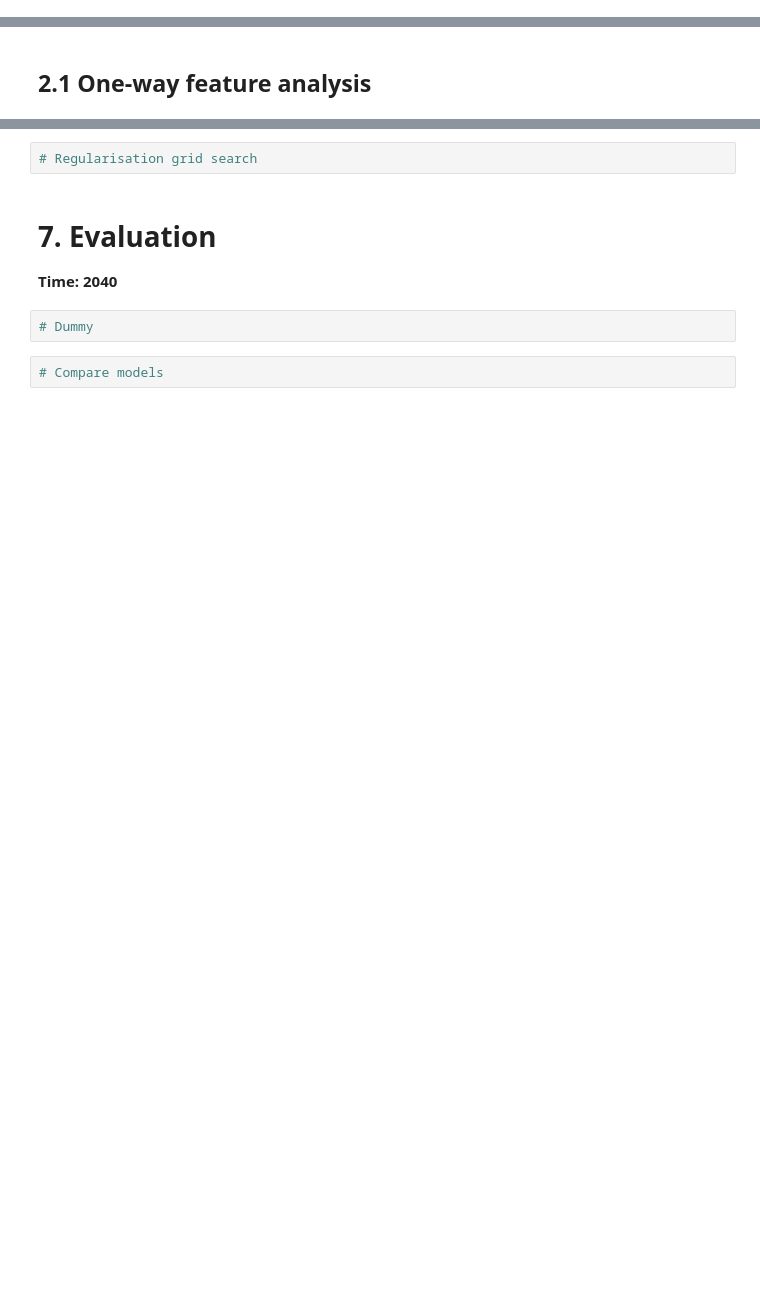
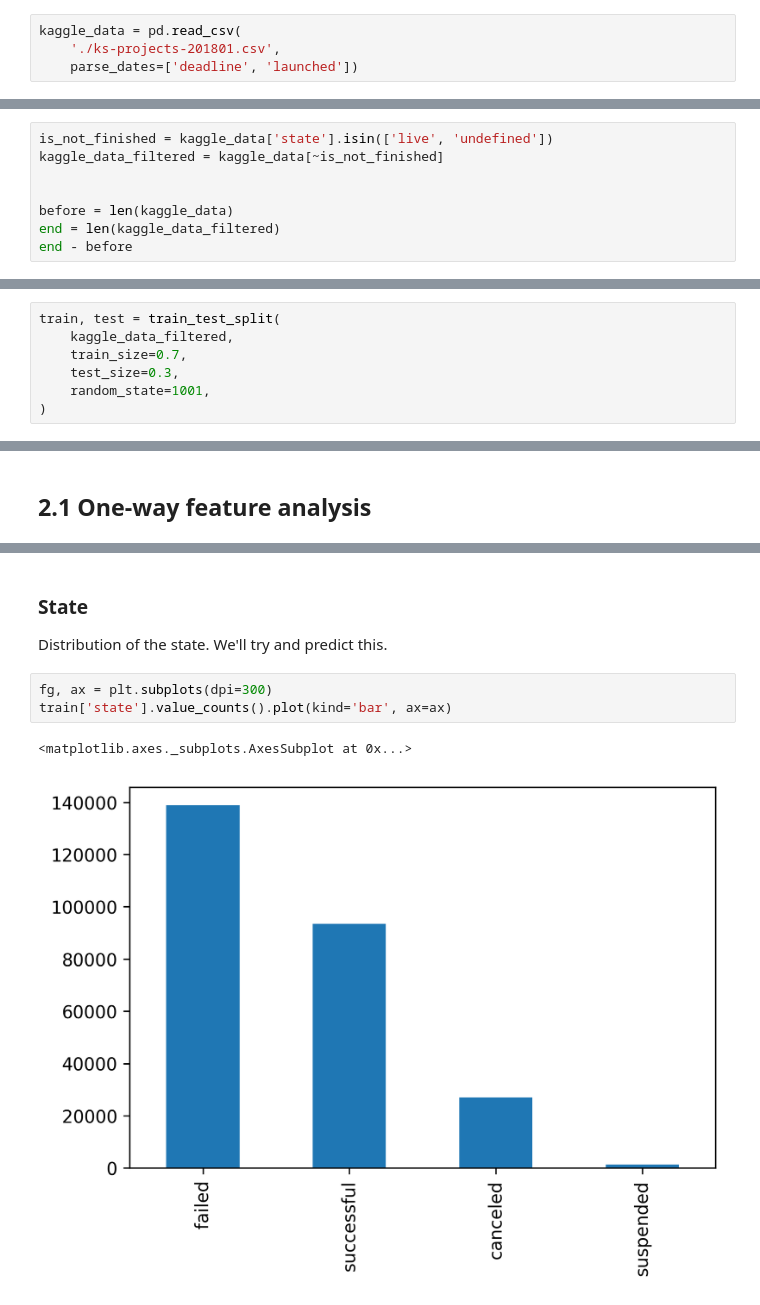
Before and after one commit to ShelyBhogal/data-science, a Jupyter notebook: 13-workshop1-classification/workshop.ipynb, the cells around one changed output, grey strips where cells are left out. Drawn from its saved outputs; the diff is of its cells as text; blank space fills up the shorter version.

```diff
--- a/13-workshop1-classification/workshop.ipynb
+++ b/13-workshop1-classification/workshop.ipynb
@@ -29,0 +29,4 @@ We're going to go through the process of exploring and engineering data, buildin
+# %%
+kaggle_data = pd.read_csv(
+    './ks-projects-201801.csv',
+    parse_dates=['deadline', 'launched'])
@@ -29,0 +53,8 @@ We're going to go through the process of exploring and engineering data, buildin
+# %%
+is_not_finished = kaggle_data['state'].isin(['live', 'undefined'])
+kaggle_data_filtered = kaggle_data[~is_not_finished]
+
+
+before = len(kaggle_data)
+end = len(kaggle_data_filtered)
+end - before
@@ -29,0 +67,7 @@ We're going to go through the process of exploring and engineering data, buildin
+# %%
+train, test = train_test_split(
+    kaggle_data_filtered,
+    train_size=0.7,
+    test_size=0.3,
+    random_state=1001,
+)
@@ -135,10 +113,10 @@ We're going to go through the process of exploring and engineering data, buildin
-# %%
-# Regularisation grid search
-# %% [markdown]
-# 7. Evaluation
-
-**Time: 2040**
-# %%
-# Dummy
-# %%
-# Compare models
+# %% [markdown]
+### State
+
+Distribution of the state. We'll try and predict this.
+# %%
+fg, ax = plt.subplots(dpi=300)
+train['state'].value_counts().plot(kind='bar', ax=ax)
+# %% [output]
+<matplotlib.axes._subplots.AxesSubplot at 0x...>
+[figure, added]
```
Also changed, not shown: parts of 186 cells of this notebook.
